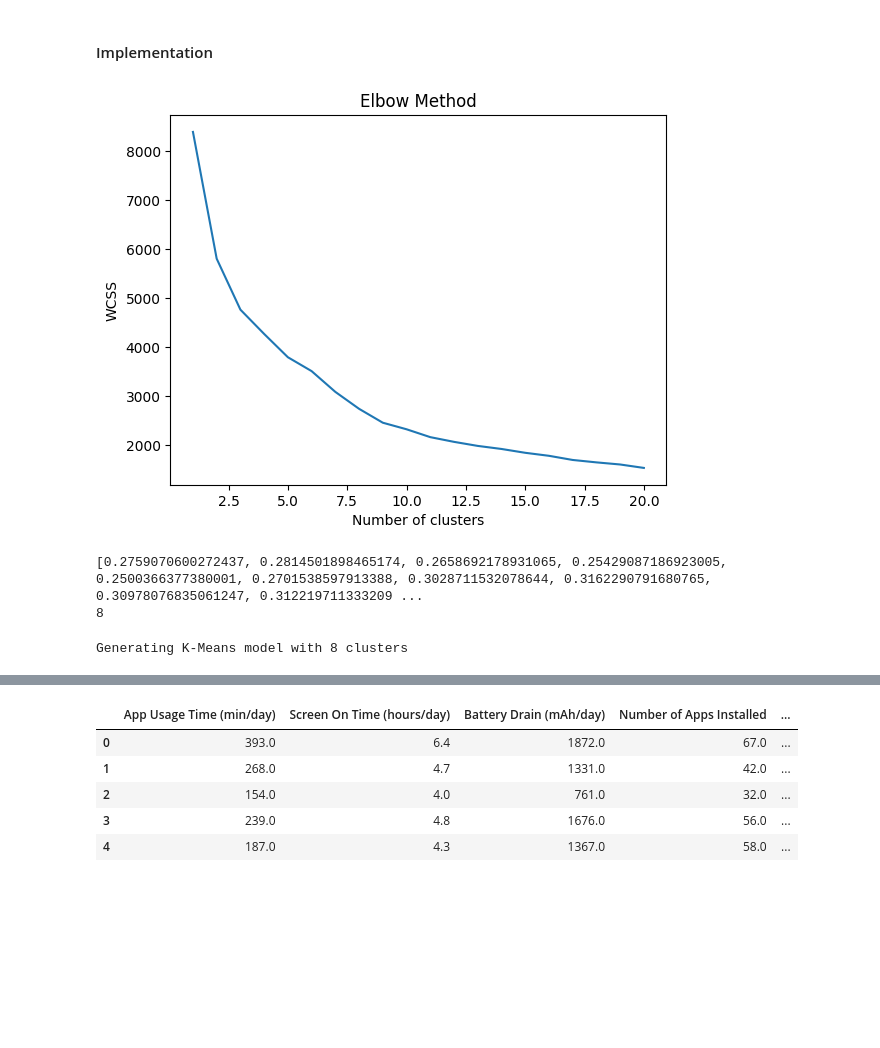
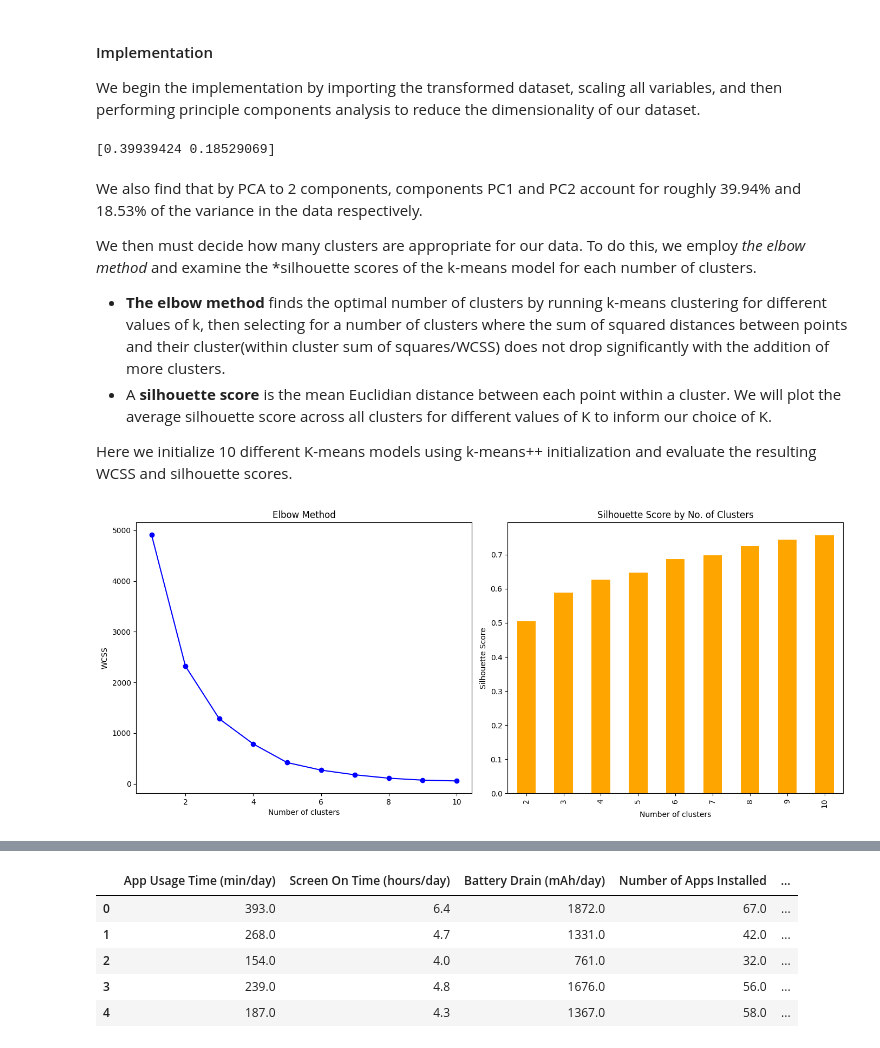
Before and after one commit to Capstone-24-25/Vignette-Clustering-Methods, a Jupyter notebook: results/primary-vignette.ipynb, the cells around one changed output, grey strips where cells are left out. Drawn from its saved outputs; the diff is of its cells as text; code cells hidden in the pictures; blank space fills up the shorter version.

Commit message:
Lucas Joseph - clustering implementation and evaluation

```diff
--- a/results/primary-vignette.ipynb
+++ b/results/primary-vignette.ipynb
@@ -32,6 +30,7 @@ We chose to implement the ***k-means++ initialization*** and the ***elbow method
 The naive k-means algorithm has faster alternatives and is not guaranteed to find the optimum clusters(FIND SOURCE)
-# %% [markdown]
-#### Implementation
+# %% [markdown]
+#### Implementation
+We begin the implementation by importing the transformed dataset, scaling all variables, and then performing principle components analysis to reduce the dimensionality of our dataset.
 # %%
 # Import relevant packages
 from sklearn.cluster import KMeans # type: ignore
@@ -44,44 +43,62 @@ import matplotlib.pyplot as plt
 
 # Read in data
 df_transformed = pd.read_csv('../data/transformed_user_behavior_dataset.csv')
+df = pd.read_csv('../data/user_behavior_dataset.csv')
+
 scaler = StandardScaler()
 X_scaled = scaler.fit_transform(df_transformed)
 
-#df_numeric = df_transformed[['App Usage Time (min/day)', 'Screen On Time (hours/day)', 'Battery Drain (mAh/day)', 'Number of Apps Installed', 'Data Usage (MB/day)']]
+# PCA
+pca_2 = PCA(n_components=2)
+pca_2_result = pca_2.fit_transform(X_scaled)
+print(pca_2.explained_variance_ratio_) # Explain this stat
+# %% [output]
+[0.39939424 0.18529069]
+# %% [markdown]
+We also find that by PCA to 2 components, components PC1 and PC2 account for roughly 39.94% and 18.53% of the variance in the data respectively.
+
+We then must decide how many clusters are appropriate for our data. To do this, we employ *the elbow method* and examine the *silhouette scores of the k-means model for each number of clusters.
+
+- **The elbow method** finds the optimal number of clusters by running k-means clustering for different values of k, then selecting for a number of clusters where the sum of squared distances between points and their cluster(within cluster sum of squares/WCSS) does not drop significantly with the addition of more clusters.
+- A **silhouette score** is the mean Euclidian distance between each point within a cluster. We will plot the average silhouette score across all clusters for different values of K to inform our choice of K.
+
+Here we initialize 10 different K-means models using k-means++ initialization and evaluate the resulting WCSS and silhouette scores.
 # %%
 # Use elbow method to find optimal number of clusters
 wcss = [] # average within cluster sum of squares
 silhouette_scores = []
+models = []
 
-for i in range(1, 21):
+for i in range(1, 11):
     kmeans = KMeans(n_clusters=i, init='k-means++', max_iter=300, n_init=10, random_state=0) # n_init: Number of times the k-means algorithm is run with different centroid seeds
-    kmeans.fit(X_scaled)
+    kmeans.fit(pca_2_result)
     wcss.append(kmeans.inertia_) # inertial is the wcss for a given number of clusters
+    models.append(kmeans)
 
     if i > 1:
         labels_i = kmeans.labels_
-        silhouette_avg_i = silhouette_score(X_scaled, labels_i)
+        silhouette_avg_i = silhouette_score(pca_2_result, labels_i)
         silhouette_scores.append(silhouette_avg_i)
 
-plt.plot(range(1, 21), wcss)
-plt.title('Elbow Method')
-plt.xlabel('Number of clusters')
-plt.ylabel('WCSS')
-plt.savefig('elbow.png')
+# Display plots
+fig, axs = plt.subplots(1, 2, figsize=(14, 6))
+
+# Elbow Plot
+axs[0].plot(range(1, 11), wcss, marker='o', linestyle='-', color='b')
+axs[0].set_title('Elbow Method')
+axs[0].set_xlabel('Number of clusters')
+axs[0].set_ylabel('WCSS')
+
+# Silhouette Plot
+silhouette_df = pd.DataFrame({"silhouette_score": silhouette_scores, "no_clusters": range(2, 11)})
+silhouette_df.plot(x='no_clusters', y='silhouette_score', kind='bar', ax=axs[1], legend=False, color='orange')
+axs[1].set_title('Silhouette Score by No. of Clusters')
+axs[1].set_xlabel('Number of clusters')
+axs[1].set_ylabel('Silhouette Score')
+
+# Save fig
+plt.tight_layout()
+plt.savefig('../img/fig-combined_elbow_silhouette.png')
 plt.show()
-
-print(silhouette_scores)
-print(silhouette_scores.index(max(silhouette_scores)) + 1)
 # %% [output]
-[figure, old version]
+[figure, new version]
-[0.2759070600272437, 0.2814501898465174, 0.2658692178931065, 0.25429087186923005, 0.2500366377380001, 0.2701538597913388, 0.3028711532078644, 0.3162290791680765, 0.30978076835061247, 0.312219711333209 ...
-8
-# %%
-# Applying K-Means++ initialization
-n_clusters = 8
-
-print(f"Generating K-Means model with {n_clusters} clusters")
-kmeans = KMeans(n_clusters=n_clusters, init='k-means++').fit(X_scaled)
-labels = kmeans.labels_
-# %% [output]
-Generating K-Means model with 8 clusters
```
Also changed, not shown: parts of 19 cells of this notebook, 20 other files.
